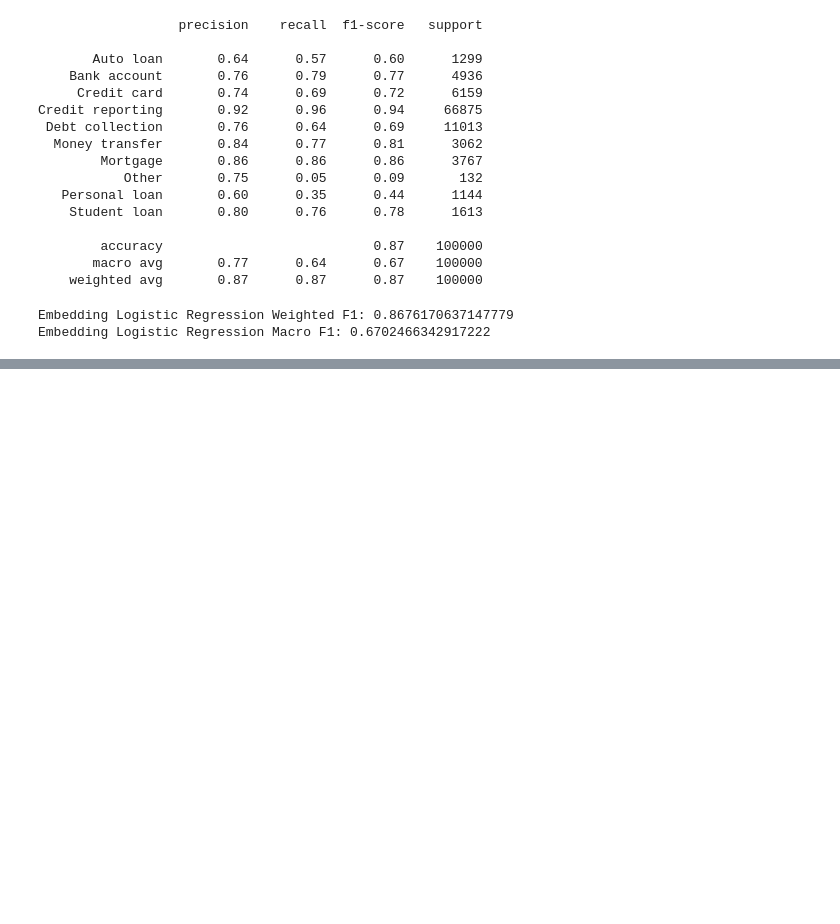
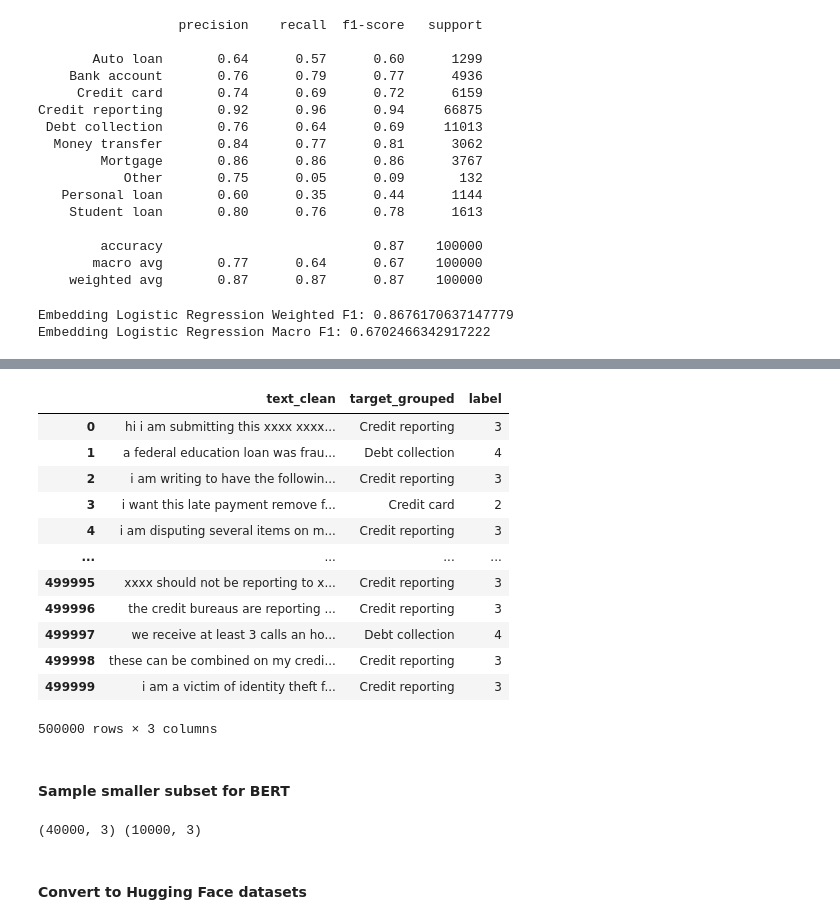
Before and after one commit to Phiziics/cfpb-complaint-intelligence, a Jupyter notebook: notebooks/02_training.ipynb, the cells around one changed output, grey strips where cells are left out. Cells and saved outputs as stored; diff of their text form; code cells hidden in the pictures; blank space fills up the shorter version.

```diff
--- a/notebooks/02_training.ipynb
+++ b/notebooks/02_training.ipynb
@@ -833,0 +897,4 @@ Embedding Logistic Regression Macro F1: 0.6702466342917222
+# %%
+# Create label mapping from grouped target
+label2id = {label: i for i, label in enumerate(sorted(df_train["target_grouped"].unique()))}
+id2label = {i: label for label, i in label2id.items()}
@@ -833,0 +927,22 @@ Embedding Logistic Regression Macro F1: 0.6702466342917222
+# %%
+# Create BERT-ready dataframe
+df_bert = df_train[["text_clean", "target_grouped"]].copy()
+df_bert["label"] = df_bert["target_grouped"].map(label2id)
+# %%
+df_bert
+# %% [output]
+|  | text_clean | target_grouped | label |
+| 0 | hi i am submitting this xxxx xxxx... | Credit reporting | 3 |
+| 1 | a federal education loan was frau... | Debt collection | 4 |
+| 2 | i am writing to have the followin... | Credit reporting | 3 |
+| 3 | i want this late payment remove f... | Credit card | 2 |
+| 4 | i am disputing several items on m... | Credit reporting | 3 |
+| ... | ... | ... | ... |
+| 499995 | xxxx should not be reporting to x... | Credit reporting | 3 |
+| 499996 | the credit bureaus are reporting ... | Credit reporting | 3 |
+| 499997 | we receive at least 3 calls an ho... | Debt collection | 4 |
+| 499998 | these can be combined on my credi... | Credit reporting | 3 |
+| 499999 | i am a victim of identity theft f... | Credit reporting | 3 |
+500000 rows × 3 columns
+# %% [markdown]
+#### Sample smaller subset for BERT
@@ -833,0 +959,7 @@ Embedding Logistic Regression Macro F1: 0.6702466342917222
+# %%
+# Check BERT train and test shapes
+print(train_df.shape, test_df.shape)
+# %% [output]
+(40000, 3) (10000, 3)
+# %% [markdown]
+#### Convert to Hugging Face datasets
```
Also changed, not shown: parts of 36 cells of this notebook, 4 other files.
